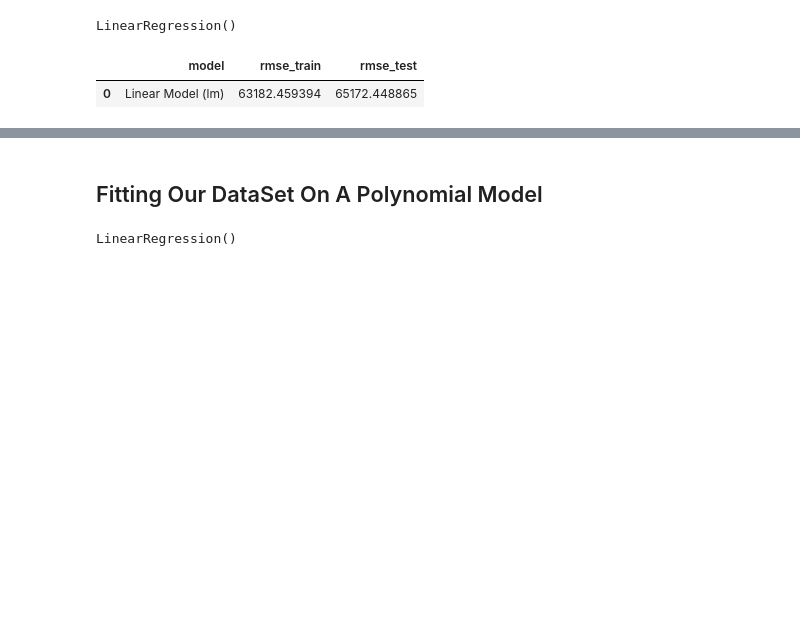
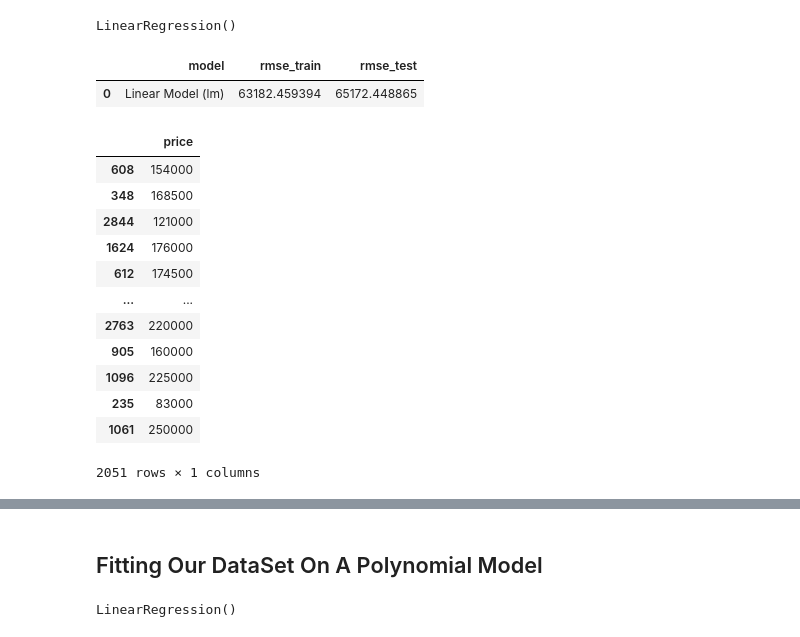
Before and after one commit to CategorIAN/CSCI550MP2, a Jupyter notebook: nb1.ipynb, the cells around one changed output, grey strips where cells are left out. Saved outputs shown, nothing was run; the diff lists cells and outputs as text; code cells hidden in the pictures; blank space fills up the shorter version.

```diff
--- a/nb1.ipynb
+++ b/nb1.ipynb
@@ -1074,6 +1074,27 @@ model_results_lm
 # %% [output]
 |  | model | rmse_train | rmse_test |
 | 0 | Linear Model (lm) | 63182.459394 | 65172.448865 |
+# %%
+X_predictor = data[['Year.Built']]
+Y_target = data[['price']]
+# %%
+X_train_predictor, X_test_predictor, Y_train_target, Y_test_target = train_test_split(X_predictor, Y_target, test_size=0.3, random_state=1)
+# %%
+Y_train_target
+# %% [output]
+|  | price |
+| 608 | 154000 |
+| 348 | 168500 |
+| 2844 | 121000 |
+| 1624 | 176000 |
+| 612 | 174500 |
+| ... | ... |
+| 2763 | 220000 |
+| 905 | 160000 |
+| 1096 | 225000 |
+| 235 | 83000 |
+| 1061 | 250000 |
+2051 rows × 1 columns
 # %%
 sns.regplot(x=X_train_predictor['Year.Built'],
             y=Y_train_target['price'],
```
Also changed, not shown: parts of 15 cells of this notebook, 1 other file.
